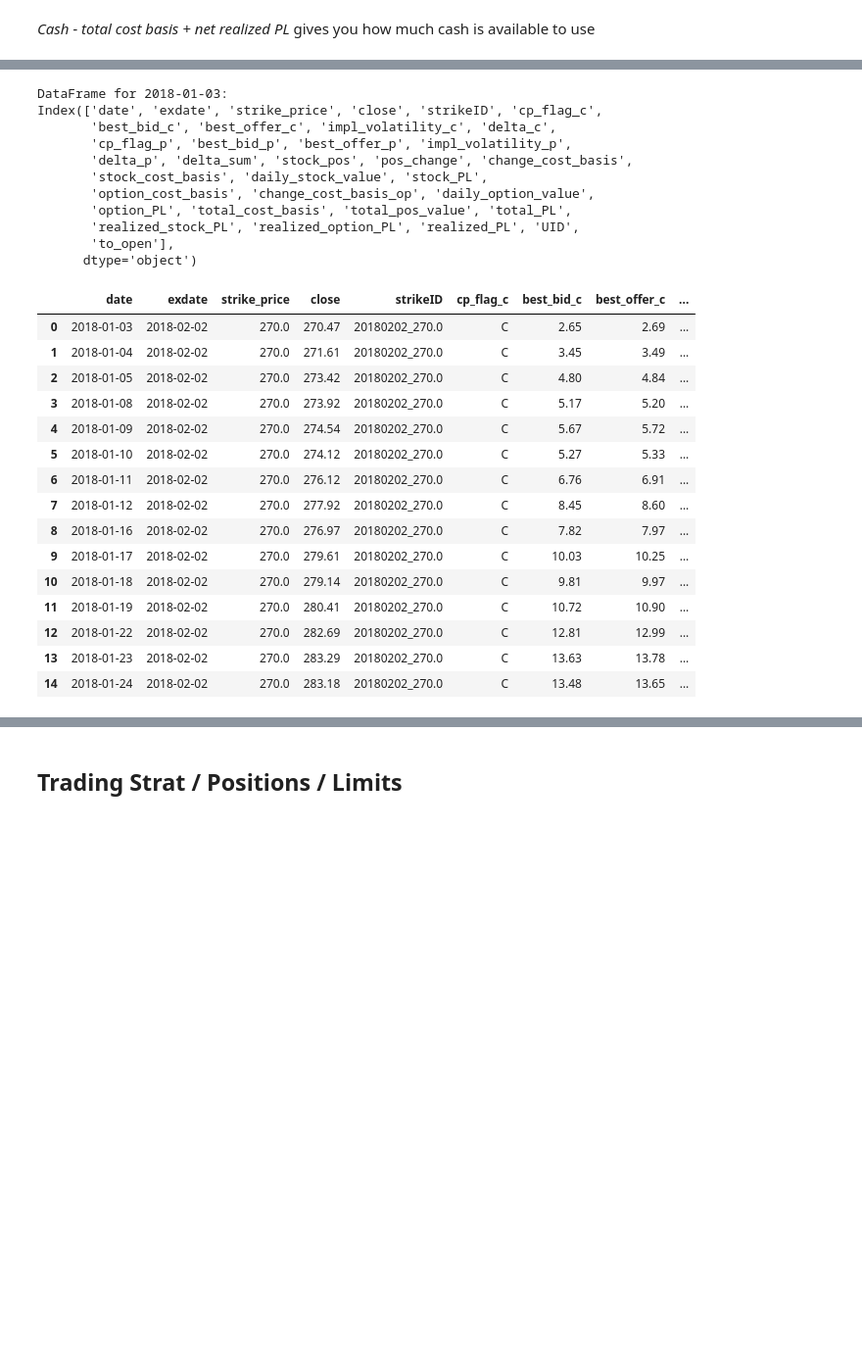
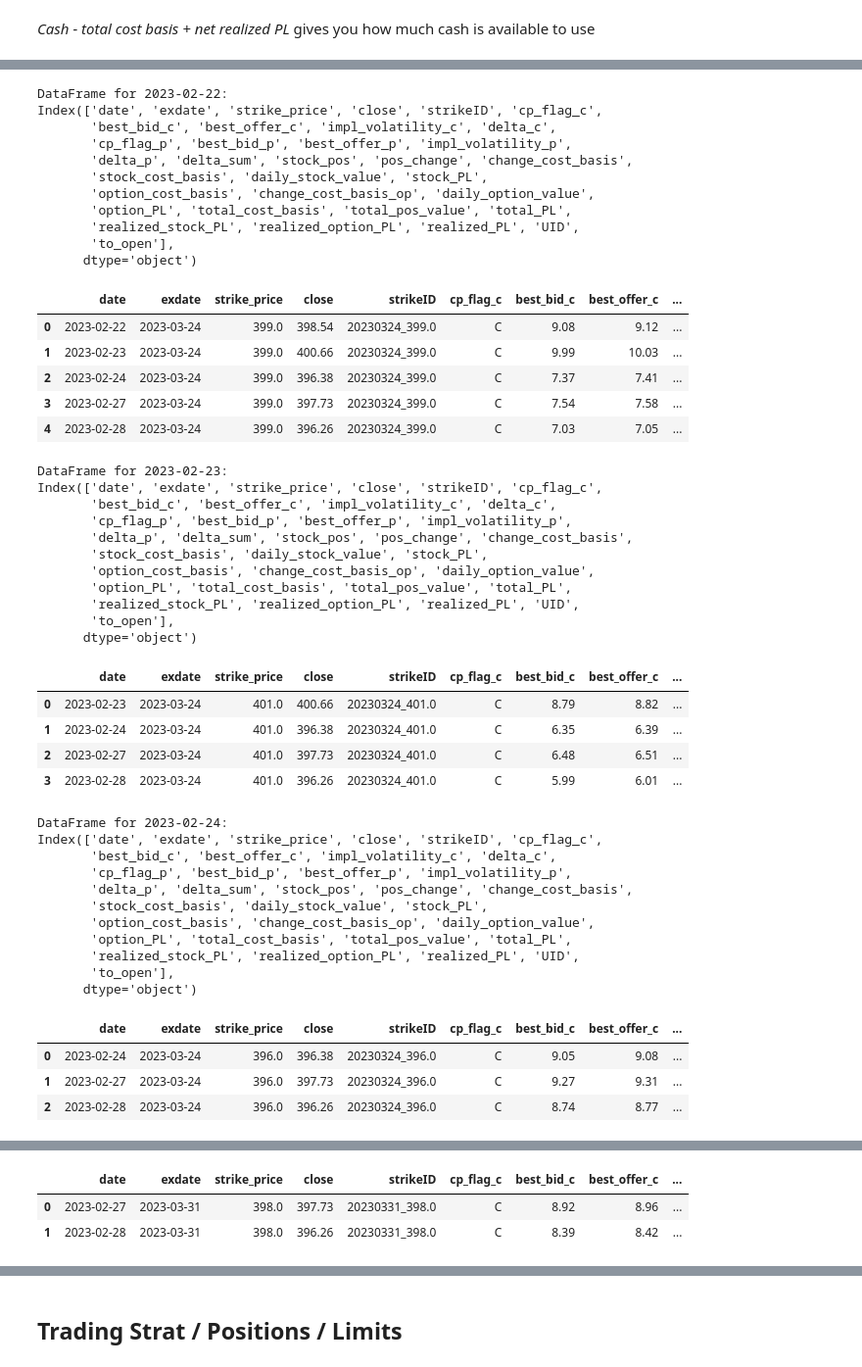
Before and after one commit to jyfinm/QTS_Final_Project, a Jupyter notebook: limits.ipynb, the cells around one changed output, grey strips where cells are left out. Shown at 98% size. Cells and saved outputs as stored; diff of their text form; code cells hidden in the pictures; blank space fills up the shorter version.

```diff
--- a/limits.ipynb
+++ b/limits.ipynb
@@ -204,10 +204,10 @@ for key, df in simulations.items():
 
     # Find the range of trading days for each simulation
     start_date = df['date'].min()
-    end_date = df['date'].max()
+    end_date1 = df['date'].max()
 
     # Generate the expected range of trading days
-    expected_trading_days = trading_days[(trading_days >= start_date) & (trading_days <= end_date)]
+    expected_trading_days = trading_days[(trading_days >= start_date) & (trading_days <= end_date1)]
 
     # Check if all expected trading days are present in the DataFrame
     actual_trading_days = df['date'].unique()
@@ -291,21 +291,21 @@ def calculate_realized_PL(df, long_op=True):
 
     # Close positions on final day
     final_row_index = len(df) - 1
-    df.loc[final_row_index, 'realized_stock_PL'] = df.loc[final_row_index, 'stock_PL']
-    df.loc[final_row_index, 'realized_option_PL'] = df.loc[final_row_index, 'option_PL']
-    df.loc[final_row_index, 'realized_PL'] = df.loc[final_row_index, 'total_PL']
+    df.loc[final_row_index, 'realized_stock_PL'] = df.loc[final_row_index, 'stock_PL'] if final_row_index > 0 else 0
+    df.loc[final_row_index, 'realized_option_PL'] = df.loc[final_row_index, 'option_PL'] if final_row_index > 0 else 0
+    df.loc[final_row_index, 'realized_PL'] = df.loc[final_row_index, 'total_PL'] if final_row_index > 0 else 0
 #    df.loc[final_row_index, 'gross_trades_value'] = abs(df.loc[final_row_index, 'daily_option_value']) + abs(df.loc[final_row_index - 1, 'stock_pos']) * df.loc[final_row_index, 'close']
 
     final_close_price = df.loc[final_row_index, 'close']
     df.loc[final_row_index, 'stock_pos'] = 0
-    df.loc[final_row_index, 'pos_change'] = - df.loc[final_row_index - 1, 'pos_change'] if final_row_index > 0 else 0
+    df.loc[final_row_index, 'pos_change'] = - df.loc[final_row_index - 1, 'stock_pos'] if final_row_index > 0 else 0
     df.loc[final_row_index, 'change_cost_basis'] = df.loc[final_row_index, 'pos_change'] * final_close_price
     df.loc[final_row_index, 'stock_cost_basis'] = 0
     df.loc[final_row_index, 'daily_stock_value'] = 0
     df.loc[final_row_index, 'stock_PL'] = 0
 
     df.loc[final_row_index, 'option_cost_basis'] = 0
-    df.loc[final_row_index, 'change_cost_basis_op'] = -df.loc[final_row_index, 'daily_option_value']
+    df.loc[final_row_index, 'change_cost_basis_op'] = -df.loc[final_row_index, 'daily_option_value'] if final_row_index > 0 else 0
     df.loc[final_row_index, 'daily_option_value'] = 0
     df.loc[final_row_index, 'option_PL'] = 0
 
@@ -322,34 +326,55 @@ simulations_short = {date: calculate_realized_PL(df.copy(), long_op=False) for d
 # %%
-for key, df in list(simulations_short.items())[0:1]:
+for key, df in list(simulations_short.items())[-5:]:
     print(f"DataFrame for {key}:")
     print(df.columns)
     display(df)
     print("\n")
 # %% [output]
-DataFrame for 2018-01-03:
+DataFrame for 2023-02-22:
 Index(['date', 'exdate', 'strike_price', 'close', 'strikeID', 'cp_flag_c',
        'best_bid_c', 'best_offer_c', 'impl_volatility_c', 'delta_c',
        'cp_flag_p', 'best_bid_p', 'best_offer_p', 'impl_volatility_p',
        'delta_p', 'delta_sum', 'stock_pos', 'pos_change', 'change_cost_basis',
        'stock_cost_basis', 'daily_stock_value', 'stock_PL',
        'option_cost_basis', 'change_cost_basis_op', 'daily_option_value',
        'option_PL', 'total_cost_basis', 'total_pos_value', 'total_PL',
        'realized_stock_PL', 'realized_option_PL', 'realized_PL', 'UID',
        'to_open'],
       dtype='object')
 |  | date | exdate | strike_price | close | strikeID | cp_flag_c | best_bid_c | best_offer_c | ... |
-| 0 | 2018-01-03 | 2018-02-02 | 270.0 | 270.47 | 20180202_270.0 | C | 2.65 | 2.69 | ... |
-| 1 | 2018-01-04 | 2018-02-02 | 270.0 | 271.61 | 20180202_270.0 | C | 3.45 | 3.49 | ... |
-| 2 | 2018-01-05 | 2018-02-02 | 270.0 | 273.42 | 20180202_270.0 | C | 4.80 | 4.84 | ... |
-| 3 | 2018-01-08 | 2018-02-02 | 270.0 | 273.92 | 20180202_270.0 | C | 5.17 | 5.20 | ... |
-| 4 | 2018-01-09 | 2018-02-02 | 270.0 | 274.54 | 20180202_270.0 | C | 5.67 | 5.72 | ... |
-| 5 | 2018-01-10 | 2018-02-02 | 270.0 | 274.12 | 20180202_270.0 | C | 5.27 | 5.33 | ... |
-| 6 | 2018-01-11 | 2018-02-02 | 270.0 | 276.12 | 20180202_270.0 | C | 6.76 | 6.91 | ... |
-| 7 | 2018-01-12 | 2018-02-02 | 270.0 | 277.92 | 20180202_270.0 | C | 8.45 | 8.60 | ... |
-| 8 | 2018-01-16 | 2018-02-02 | 270.0 | 276.97 | 20180202_270.0 | C | 7.82 | 7.97 | ... |
-| 9 | 2018-01-17 | 2018-02-02 | 270.0 | 279.61 | 20180202_270.0 | C | 10.03 | 10.25 | ... |
-| 10 | 2018-01-18 | 2018-02-02 | 270.0 | 279.14 | 20180202_270.0 | C | 9.81 | 9.97 | ... |
-| 11 | 2018-01-19 | 2018-02-02 | 270.0 | 280.41 | 20180202_270.0 | C | 10.72 | 10.90 | ... |
-| 12 | 2018-01-22 | 2018-02-02 | 270.0 | 282.69 | 20180202_270.0 | C | 12.81 | 12.99 | ... |
-| 13 | 2018-01-23 | 2018-02-02 | 270.0 | 283.29 | 20180202_270.0 | C | 13.63 | 13.78 | ... |
-| 14 | 2018-01-24 | 2018-02-02 | 270.0 | 283.18 | 20180202_270.0 | C | 13.48 | 13.65 | ... |
+| 0 | 2023-02-22 | 2023-03-24 | 399.0 | 398.54 | 20230324_399.0 | C | 9.08 | 9.12 | ... |
+| 1 | 2023-02-23 | 2023-03-24 | 399.0 | 400.66 | 20230324_399.0 | C | 9.99 | 10.03 | ... |
+| 2 | 2023-02-24 | 2023-03-24 | 399.0 | 396.38 | 20230324_399.0 | C | 7.37 | 7.41 | ... |
+| 3 | 2023-02-27 | 2023-03-24 | 399.0 | 397.73 | 20230324_399.0 | C | 7.54 | 7.58 | ... |
+| 4 | 2023-02-28 | 2023-03-24 | 399.0 | 396.26 | 20230324_399.0 | C | 7.03 | 7.05 | ... |
+DataFrame for 2023-02-23:
+Index(['date', 'exdate', 'strike_price', 'close', 'strikeID', 'cp_flag_c',
+       'best_bid_c', 'best_offer_c', 'impl_volatility_c', 'delta_c',
+       'cp_flag_p', 'best_bid_p', 'best_offer_p', 'impl_volatility_p',
+       'delta_p', 'delta_sum', 'stock_pos', 'pos_change', 'change_cost_basis',
+       'stock_cost_basis', 'daily_stock_value', 'stock_PL',
+       'option_cost_basis', 'change_cost_basis_op', 'daily_option_value',
+       'option_PL', 'total_cost_basis', 'total_pos_value', 'total_PL',
+       'realized_stock_PL', 'realized_option_PL', 'realized_PL', 'UID',
+       'to_open'],
+      dtype='object')
+|  | date | exdate | strike_price | close | strikeID | cp_flag_c | best_bid_c | best_offer_c | ... |
+| 0 | 2023-02-23 | 2023-03-24 | 401.0 | 400.66 | 20230324_401.0 | C | 8.79 | 8.82 | ... |
+| 1 | 2023-02-24 | 2023-03-24 | 401.0 | 396.38 | 20230324_401.0 | C | 6.35 | 6.39 | ... |
+| 2 | 2023-02-27 | 2023-03-24 | 401.0 | 397.73 | 20230324_401.0 | C | 6.48 | 6.51 | ... |
+| 3 | 2023-02-28 | 2023-03-24 | 401.0 | 396.26 | 20230324_401.0 | C | 5.99 | 6.01 | ... |
+DataFrame for 2023-02-24:
+Index(['date', 'exdate', 'strike_price', 'close', 'strikeID', 'cp_flag_c',
+       'best_bid_c', 'best_offer_c', 'impl_volatility_c', 'delta_c',
+       'cp_flag_p', 'best_bid_p', 'best_offer_p', 'impl_volatility_p',
+       'delta_p', 'delta_sum', 'stock_pos', 'pos_change', 'change_cost_basis',
+       'stock_cost_basis', 'daily_stock_value', 'stock_PL',
+       'option_cost_basis', 'change_cost_basis_op', 'daily_option_value',
+       'option_PL', 'total_cost_basis', 'total_pos_value', 'total_PL',
+       'realized_stock_PL', 'realized_option_PL', 'realized_PL', 'UID',
+       'to_open'],
+      dtype='object')
+|  | date | exdate | strike_price | close | strikeID | cp_flag_c | best_bid_c | best_offer_c | ... |
+| 0 | 2023-02-24 | 2023-03-24 | 396.0 | 396.38 | 20230324_396.0 | C | 9.05 | 9.08 | ... |
+| 1 | 2023-02-27 | 2023-03-24 | 396.0 | 397.73 | 20230324_396.0 | C | 9.27 | 9.31 | ... |
+| 2 | 2023-02-28 | 2023-03-24 | 396.0 | 396.26 | 20230324_396.0 | C | 8.74 | 8.77 | ... |
@@ -355,0 +392,3 @@ Index(['date', 'exdate', 'strike_price', 'close', 'strikeID', 'cp_flag_c',
+|  | date | exdate | strike_price | close | strikeID | cp_flag_c | best_bid_c | best_offer_c | ... |
+| 0 | 2023-02-27 | 2023-03-31 | 398.0 | 397.73 | 20230331_398.0 | C | 8.92 | 8.96 | ... |
+| 1 | 2023-02-28 | 2023-03-31 | 398.0 | 396.26 | 20230331_398.0 | C | 8.39 | 8.42 | ... |
```
Also changed, not shown: parts of 43 cells of this notebook, 3 other files.
